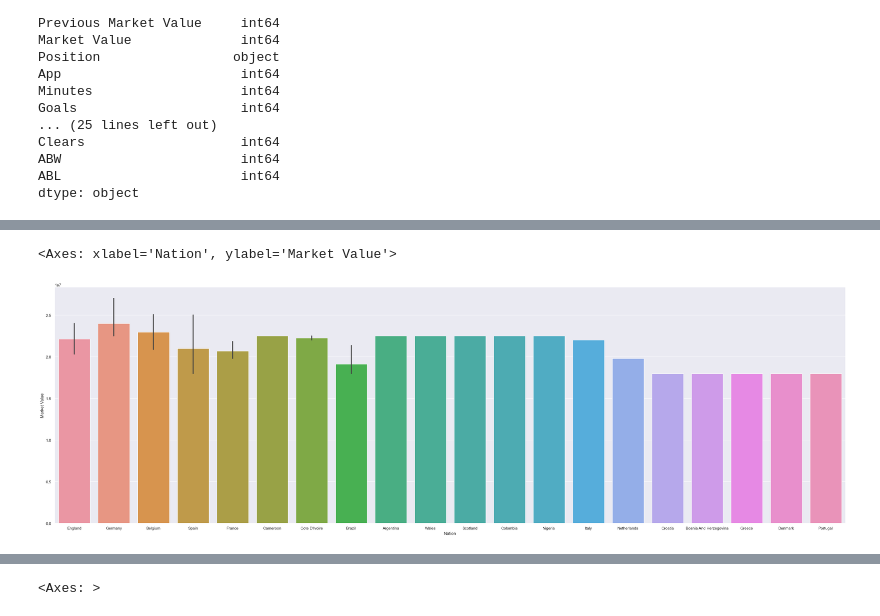
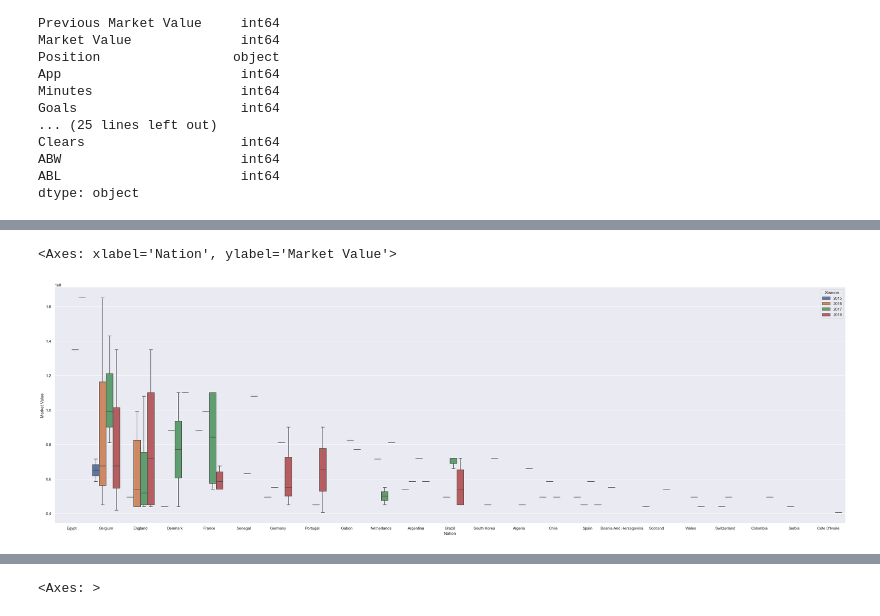
Before and after one commit to ascrivs/expert-octo-eureka, a Jupyter notebook: eda.ipynb, the cells around one changed output, grey strips where cells are left out. Saved outputs shown, nothing was run; the diff lists cells and outputs as text; code cells hidden in the pictures.

Commit message:
added market value by nation

```diff
--- a/eda.ipynb
+++ b/eda.ipynb
@@ -179,0 +173,3 @@ trimmed_def = new_def_df[starting_point:stopping_point]
+# %%
+highest_value = df.sort_values(by="Market Value", ascending=False)
+highest_value.head(10)
@@ -180,5 +188,5 @@ trimmed_def = new_def_df[starting_point:stopping_point]
 # %%
-sbn.barplot(trimmed_def[:50],x="Nation",y="Market Value")
+sbn.boxplot(highest_value[:100],x="Nation",y="Market Value", hue="Season")
 # %% [output]
 <Axes: xlabel='Nation', ylabel='Market Value'>
-[figure, old version]
+[figure, new version]
```
Also changed, not shown: parts of 8 cells of this notebook.
